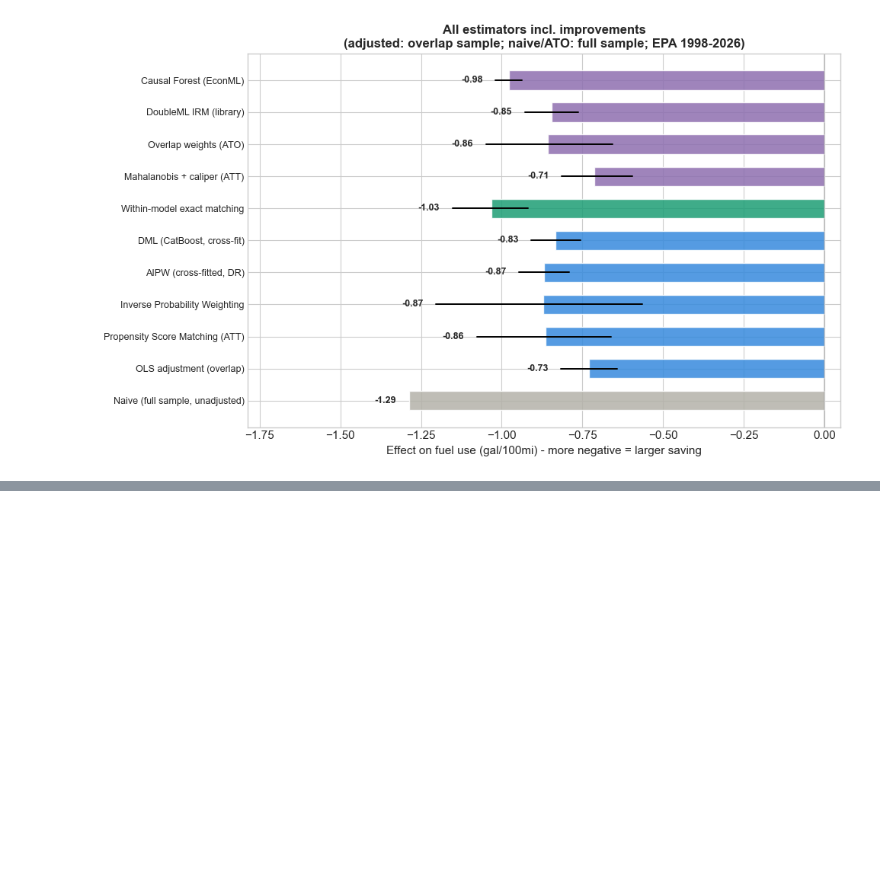
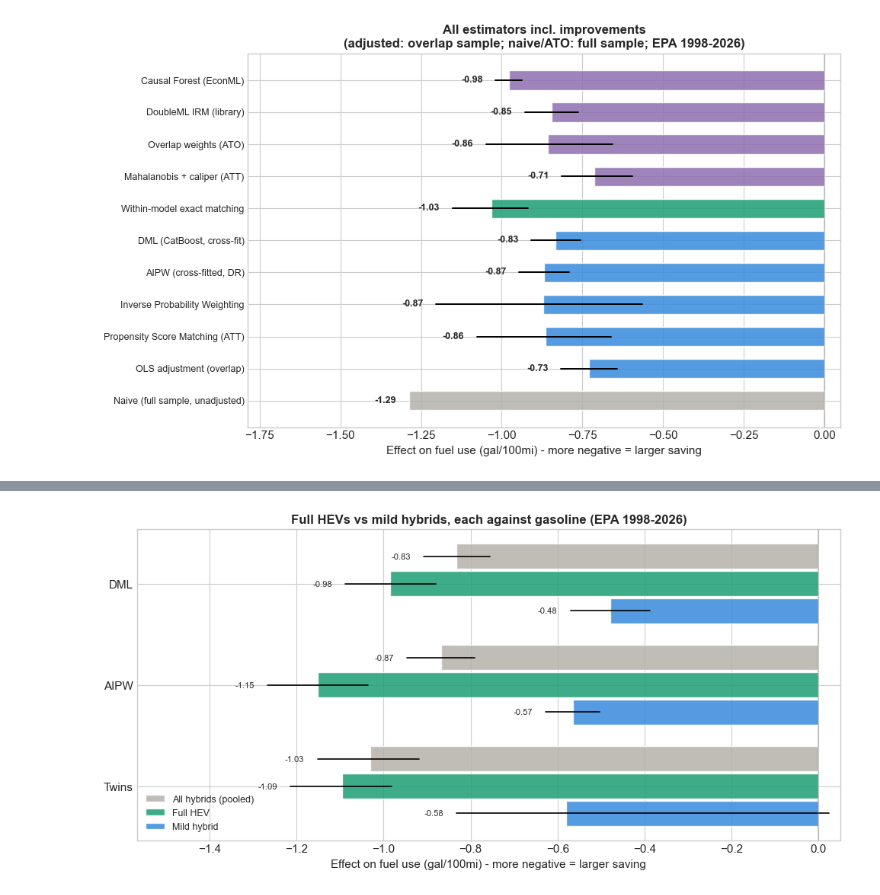
Before and after one commit to firefly1248/hybrid-causal-inference, a Jupyter notebook: hybrid_causal_inference.ipynb, the cells around one changed output, grey strips where cells are left out. Cells and saved outputs as stored; diff of their text form; code cells hidden in the pictures; blank space fills up the shorter version.

Commit message:
Split full vs mild hybrids, add OVB, trimming and negative-control sensitivity

```diff
--- a/hybrid_causal_inference.ipynb
+++ b/hybrid_causal_inference.ipynb
@@ -863,7 +871,7 @@ def rosenbaum_bounds(diff, gammas):
 # One mean saving per nameplate: pairs within a nameplate (years, drivetrains) are
 # not independent. Saving > 0 means the hybrid uses less fuel.
 saving = -pairs_df.groupby('cluster_key')['gp_diff'].mean().values
-gammas = [1.0, 1.5, 2.0, 2.5, 3.0, 4.0, 5.0, 6.0, 8.0, 10.0]
+gammas = [1.0, 1.5, 2.0, 2.5, 3.0, 4.0, 5.0, 6.0, 8.0, 10.0, 15.0, 20.0]
 bounds = rosenbaum_bounds(saving, gammas)
 print(f"Rosenbaum Sensitivity Analysis (within-model, {len(saving)} nameplates):")
 print("  Gamma = odds ratio of unmeasured confounding\n")
@@ -1255,0 +1388,29 @@ plt.show()
+# %%
+# Rows in each group: DML, AIPW, Twins.
+bars = {'All hybrids (pooled)': (GREY, [(ate_dml, *ci_dml), (ate_aipw, *ci_aipw),
+                                        (ate_within, *ci_within)])}
+for kind, label, color in [('full', 'Full HEV', GREEN), ('mild', 'Mild hybrid', BLUE)]:
+    rows = summary[summary['type'] == kind][['effect', 'CI_low', 'CI_high']]
+    bars[label] = (color, list(rows.itertuples(index=False, name=None)))
+fig, ax = plt.subplots(figsize=(10, 5))
+for j, (label, (color, vals)) in enumerate(bars.items()):
+    yp = np.arange(3) + (j - 1) * 0.27
+    ax.barh(yp, [v[0] for v in vals], height=0.25, color=color, alpha=0.85,
+            edgecolor='white', label=label)
+    for y_, (e, lo, hi) in zip(yp, vals):
+        ax.plot([lo, hi], [y_, y_], color='black', linewidth=1.2)
+        ax.text(lo - 0.03, y_, f"{e:+.2f}", va='center', ha='right', fontsize=8)
+ax.set_yticks(range(3))
+ax.set_yticklabels(['DML', 'AIPW', 'Twins'])
+ax.invert_yaxis()
+ax.set_xlim(summary['CI_low'].min() - 0.3, 0.05)
+ax.axvline(0, color='gray', alpha=0.3)
+ax.set_xlabel('Effect on fuel use (gal/100mi) - more negative = larger saving')
+ax.set_title(f'Full HEVs vs mild hybrids, each against gasoline (EPA {YR})',
+             fontsize=12, fontweight='bold')
+ax.legend(fontsize=9, loc='lower left')
+plt.tight_layout()
+plt.savefig('08_full_vs_mild.png', dpi=150, bbox_inches='tight')
+plt.show()
+# %% [output]
+[figure, added]
```
Also changed, not shown: parts of 10 cells of this notebook, 4 other files.
